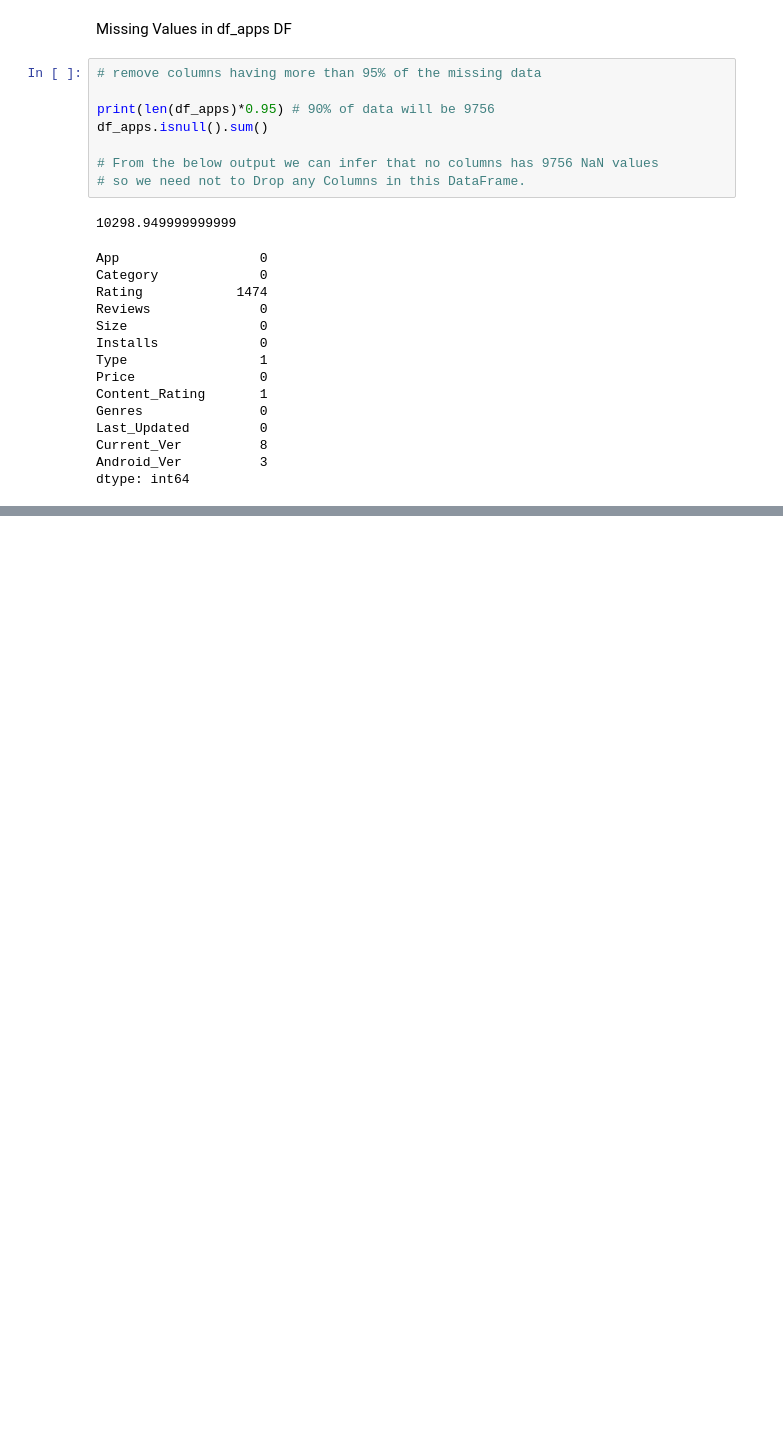
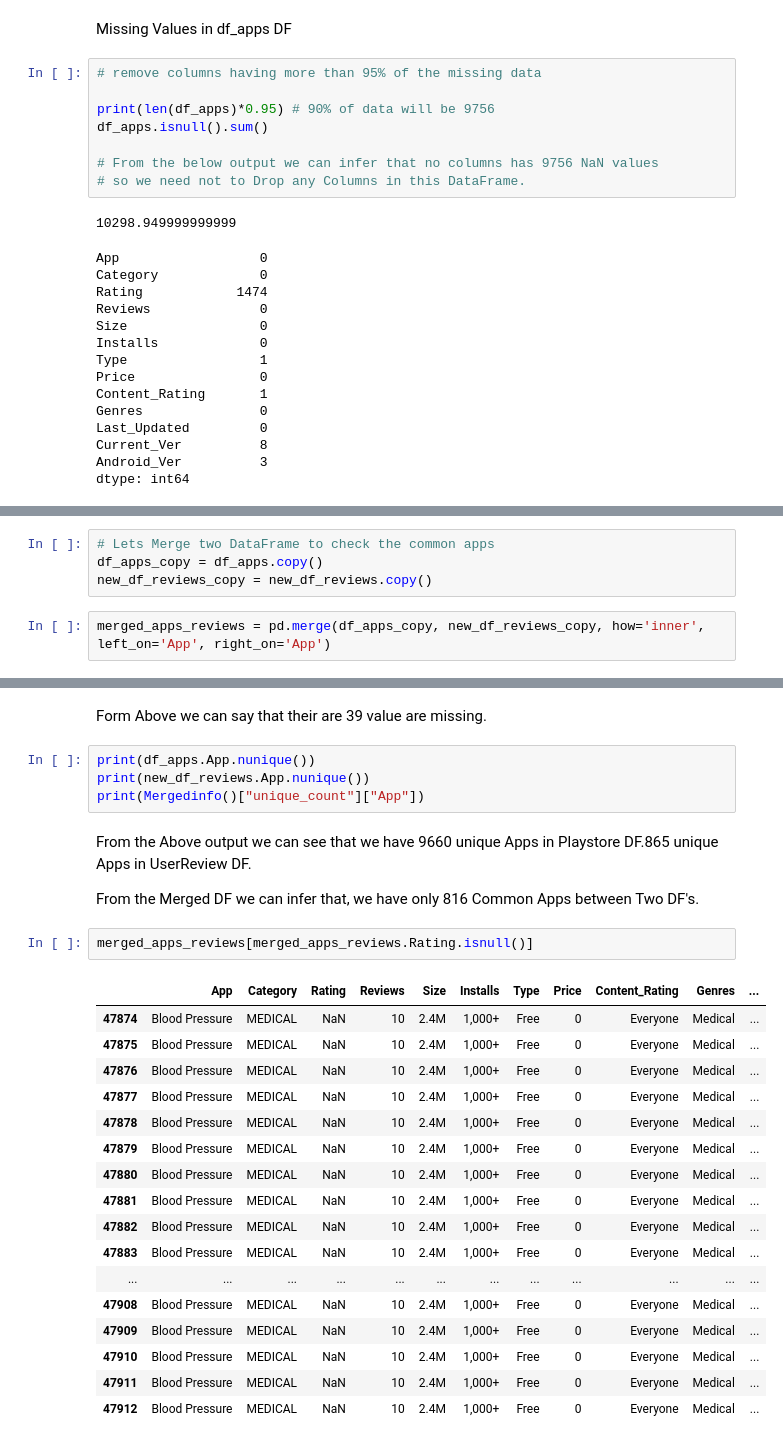
Before and after one commit to techfreakydeepak/EDA_PLAYSTORE_APP_REVIEW_ANALYSIS, a Jupyter notebook: EDA_PLAYSTORE_APP_REVIEW_ANALYSIS.ipynb, the cells around one changed output, grey strips where cells are left out. Saved outputs shown, nothing was run; the diff lists cells and outputs as text; blank space fills up the shorter version.

```diff
--- a/EDA_PLAYSTORE_APP_REVIEW_ANALYSIS.ipynb
+++ b/EDA_PLAYSTORE_APP_REVIEW_ANALYSIS.ipynb
@@ -318,0 +361,6 @@ dtype: int64
+# %%
+# Lets Merge two DataFrame to check the common apps
+df_apps_copy = df_apps.copy()
+new_df_reviews_copy = new_df_reviews.copy()
+# %%
+merged_apps_reviews = pd.merge(df_apps_copy, new_df_reviews_copy, how='inner', left_on='App', right_on='App')
@@ -318,0 +396,30 @@ dtype: int64
+# %% [markdown]
+Form Above we can say that their are 39 value are missing.
+# %%
+print(df_apps.App.nunique())
+print(new_df_reviews.App.nunique())
+print(Mergedinfo()["unique_count"]["App"])
+# %% [markdown]
+From the Above output we can see that we have 9660 unique Apps in Playstore DF.865 unique Apps in UserReview DF.
+
+From the Merged DF we can infer that, we have only 816 Common Apps between Two DF's.
+# %%
+merged_apps_reviews[merged_apps_reviews.Rating.isnull()]
+# %% [output]
+|  | App | Category | Rating | Reviews | Size | Installs | Type | Price | Content_Rating | Genres | ... |
+| 47874 | Blood Pressure | MEDICAL | NaN | 10 | 2.4M | 1,000+ | Free | 0 | Everyone | Medical | ... |
+| 47875 | Blood Pressure | MEDICAL | NaN | 10 | 2.4M | 1,000+ | Free | 0 | Everyone | Medical | ... |
+| 47876 | Blood Pressure | MEDICAL | NaN | 10 | 2.4M | 1,000+ | Free | 0 | Everyone | Medical | ... |
+| 47877 | Blood Pressure | MEDICAL | NaN | 10 | 2.4M | 1,000+ | Free | 0 | Everyone | Medical | ... |
+| 47878 | Blood Pressure | MEDICAL | NaN | 10 | 2.4M | 1,000+ | Free | 0 | Everyone | Medical | ... |
+| 47879 | Blood Pressure | MEDICAL | NaN | 10 | 2.4M | 1,000+ | Free | 0 | Everyone | Medical | ... |
+| 47880 | Blood Pressure | MEDICAL | NaN | 10 | 2.4M | 1,000+ | Free | 0 | Everyone | Medical | ... |
+| 47881 | Blood Pressure | MEDICAL | NaN | 10 | 2.4M | 1,000+ | Free | 0 | Everyone | Medical | ... |
+| 47882 | Blood Pressure | MEDICAL | NaN | 10 | 2.4M | 1,000+ | Free | 0 | Everyone | Medical | ... |
+| 47883 | Blood Pressure | MEDICAL | NaN | 10 | 2.4M | 1,000+ | Free | 0 | Everyone | Medical | ... |
+| ... | ... | ... | ... | ... | ... | ... | ... | ... | ... | ... | ... |
+| 47908 | Blood Pressure | MEDICAL | NaN | 10 | 2.4M | 1,000+ | Free | 0 | Everyone | Medical | ... |
+| 47909 | Blood Pressure | MEDICAL | NaN | 10 | 2.4M | 1,000+ | Free | 0 | Everyone | Medical | ... |
+| 47910 | Blood Pressure | MEDICAL | NaN | 10 | 2.4M | 1,000+ | Free | 0 | Everyone | Medical | ... |
+| 47911 | Blood Pressure | MEDICAL | NaN | 10 | 2.4M | 1,000+ | Free | 0 | Everyone | Medical | ... |
+| 47912 | Blood Pressure | MEDICAL | NaN | 10 | 2.4M | 1,000+ | Free | 0 | Everyone | Medical | ... |
```
Also changed, not shown: parts of 28 cells of this notebook.
